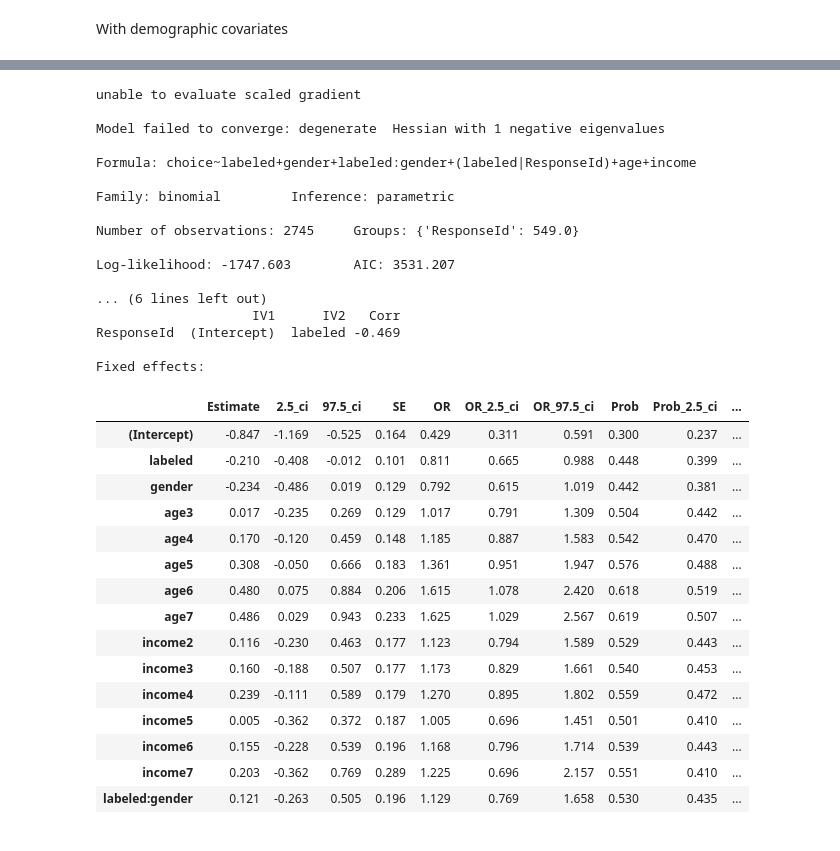
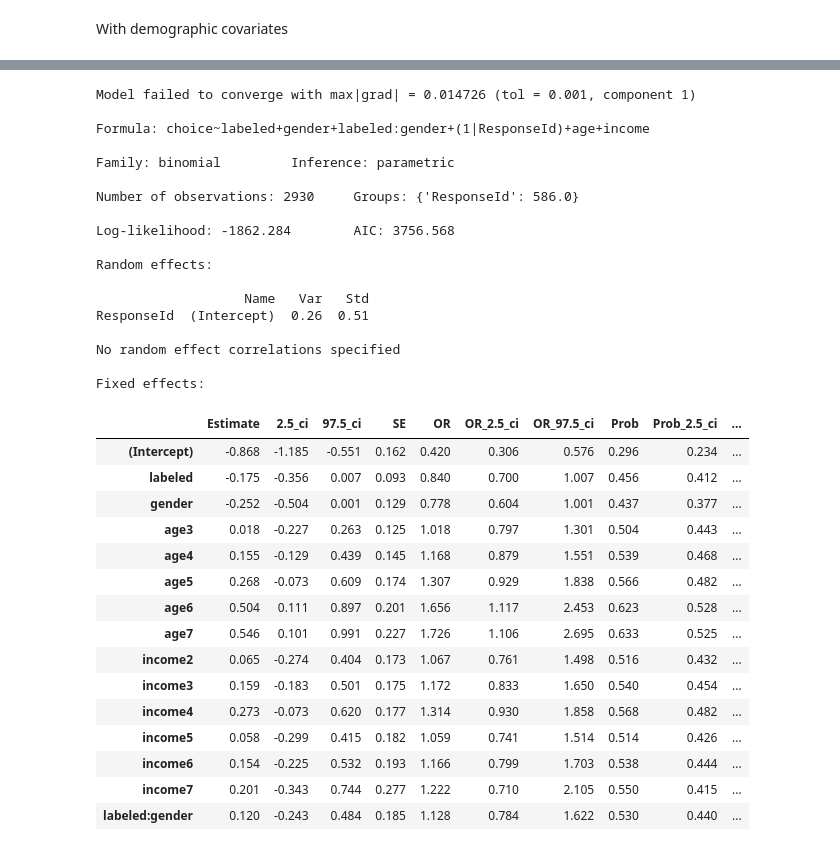
Before and after one commit to aberke/ff, a Jupyter notebook: data-analysis/online-survey-v1-analysis.ipynb, the cells around one changed output, grey strips where cells are left out. Cells and saved outputs as stored; diff of their text form; code cells hidden in the pictures.

```diff
--- a/data-analysis/online-survey-v1-analysis.ipynb
+++ b/data-analysis/online-survey-v1-analysis.ipynb
@@ -1345,38 +1427,39 @@ Fixed effects:
 # %%
 non_veg_choices_df = get_non_veg_choices_df(choices_df)
-m = Lmer("choice ~ labeled + gender + labeled:gender + (labeled|ResponseId) + age + income", data=non_veg_choices_df, family="binomial")
+m = Lmer("choice ~ labeled + gender + labeled:gender + (1|ResponseId) + age + income", data=non_veg_choices_df, family="binomial")
 m.fit()
 # %% [output]
-unable to evaluate scaled gradient
+Model failed to converge with max|grad| = 0.014726 (tol = 0.001, component 1)
 
-Model failed to converge: degenerate  Hessian with 1 negative eigenvalues
-
-Formula: choice~labeled+gender+labeled:gender+(labeled|ResponseId)+age+income
+Formula: choice~labeled+gender+labeled:gender+(1|ResponseId)+age+income
 
 Family: binomial         Inference: parametric
 
-Number of observations: 2745     Groups: {'ResponseId': 549.0}
+Number of observations: 2930     Groups: {'ResponseId': 586.0}
 
-Log-likelihood: -1747.603        AIC: 3531.207
+Log-likelihood: -1862.284        AIC: 3756.568
 
-... (6 lines left out)
-                    IV1      IV2   Corr
-ResponseId  (Intercept)  labeled -0.469
+Random effects:
+
+                   Name   Var   Std
+ResponseId  (Intercept)  0.26  0.51
+
+No random effect correlations specified
 
 Fixed effects:
 |  | Estimate | 2.5_ci | 97.5_ci | SE | OR | OR_2.5_ci | OR_97.5_ci | Prob | Prob_2.5_ci | ... |
-| (Intercept) | -0.847 | -1.169 | -0.525 | 0.164 | 0.429 | 0.311 | 0.591 | 0.300 | 0.237 | ... |
-| labeled | -0.210 | -0.408 | -0.012 | 0.101 | 0.811 | 0.665 | 0.988 | 0.448 | 0.399 | ... |
-| gender | -0.234 | -0.486 | 0.019 | 0.129 | 0.792 | 0.615 | 1.019 | 0.442 | 0.381 | ... |
-| age3 | 0.017 | -0.235 | 0.269 | 0.129 | 1.017 | 0.791 | 1.309 | 0.504 | 0.442 | ... |
-| age4 | 0.170 | -0.120 | 0.459 | 0.148 | 1.185 | 0.887 | 1.583 | 0.542 | 0.470 | ... |
-| age5 | 0.308 | -0.050 | 0.666 | 0.183 | 1.361 | 0.951 | 1.947 | 0.576 | 0.488 | ... |
-| age6 | 0.480 | 0.075 | 0.884 | 0.206 | 1.615 | 1.078 | 2.420 | 0.618 | 0.519 | ... |
-| age7 | 0.486 | 0.029 | 0.943 | 0.233 | 1.625 | 1.029 | 2.567 | 0.619 | 0.507 | ... |
-| income2 | 0.116 | -0.230 | 0.463 | 0.177 | 1.123 | 0.794 | 1.589 | 0.529 | 0.443 | ... |
-| income3 | 0.160 | -0.188 | 0.507 | 0.177 | 1.173 | 0.829 | 1.661 | 0.540 | 0.453 | ... |
-| income4 | 0.239 | -0.111 | 0.589 | 0.179 | 1.270 | 0.895 | 1.802 | 0.559 | 0.472 | ... |
-| income5 | 0.005 | -0.362 | 0.372 | 0.187 | 1.005 | 0.696 | 1.451 | 0.501 | 0.410 | ... |
-| income6 | 0.155 | -0.228 | 0.539 | 0.196 | 1.168 | 0.796 | 1.714 | 0.539 | 0.443 | ... |
-| income7 | 0.203 | -0.362 | 0.769 | 0.289 | 1.225 | 0.696 | 2.157 | 0.551 | 0.410 | ... |
-| labeled:gender | 0.121 | -0.263 | 0.505 | 0.196 | 1.129 | 0.769 | 1.658 | 0.530 | 0.435 | ... |
+| (Intercept) | -0.868 | -1.185 | -0.551 | 0.162 | 0.420 | 0.306 | 0.576 | 0.296 | 0.234 | ... |
+| labeled | -0.175 | -0.356 | 0.007 | 0.093 | 0.840 | 0.700 | 1.007 | 0.456 | 0.412 | ... |
+| gender | -0.252 | -0.504 | 0.001 | 0.129 | 0.778 | 0.604 | 1.001 | 0.437 | 0.377 | ... |
+| age3 | 0.018 | -0.227 | 0.263 | 0.125 | 1.018 | 0.797 | 1.301 | 0.504 | 0.443 | ... |
+| age4 | 0.155 | -0.129 | 0.439 | 0.145 | 1.168 | 0.879 | 1.551 | 0.539 | 0.468 | ... |
+| age5 | 0.268 | -0.073 | 0.609 | 0.174 | 1.307 | 0.929 | 1.838 | 0.566 | 0.482 | ... |
+| age6 | 0.504 | 0.111 | 0.897 | 0.201 | 1.656 | 1.117 | 2.453 | 0.623 | 0.528 | ... |
+| age7 | 0.546 | 0.101 | 0.991 | 0.227 | 1.726 | 1.106 | 2.695 | 0.633 | 0.525 | ... |
+| income2 | 0.065 | -0.274 | 0.404 | 0.173 | 1.067 | 0.761 | 1.498 | 0.516 | 0.432 | ... |
+| income3 | 0.159 | -0.183 | 0.501 | 0.175 | 1.172 | 0.833 | 1.650 | 0.540 | 0.454 | ... |
+| income4 | 0.273 | -0.073 | 0.620 | 0.177 | 1.314 | 0.930 | 1.858 | 0.568 | 0.482 | ... |
+| income5 | 0.058 | -0.299 | 0.415 | 0.182 | 1.059 | 0.741 | 1.514 | 0.514 | 0.426 | ... |
+| income6 | 0.154 | -0.225 | 0.532 | 0.193 | 1.166 | 0.799 | 1.703 | 0.538 | 0.444 | ... |
+| income7 | 0.201 | -0.343 | 0.744 | 0.277 | 1.222 | 0.710 | 2.105 | 0.550 | 0.415 | ... |
+| labeled:gender | 0.120 | -0.243 | 0.484 | 0.185 | 1.128 | 0.784 | 1.622 | 0.530 | 0.440 | ... |
```
Also changed, not shown: parts of 84 cells of this notebook, 1 other file.
